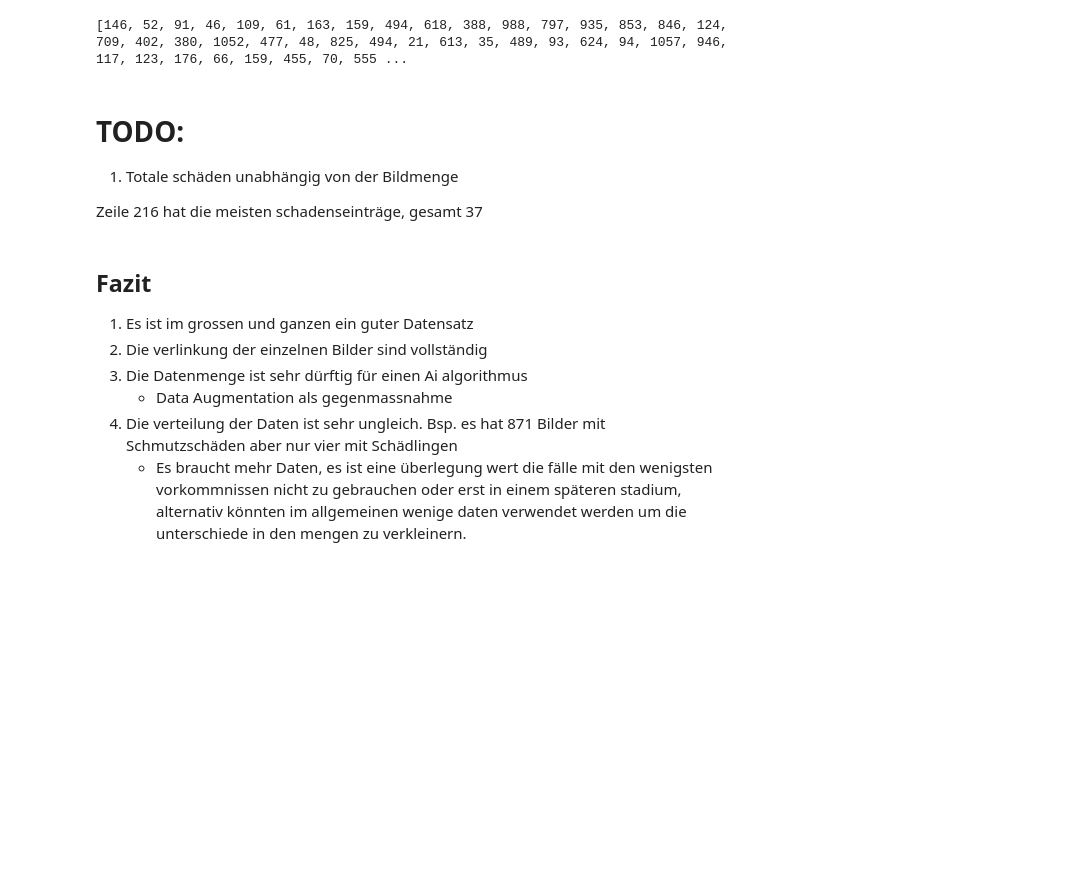
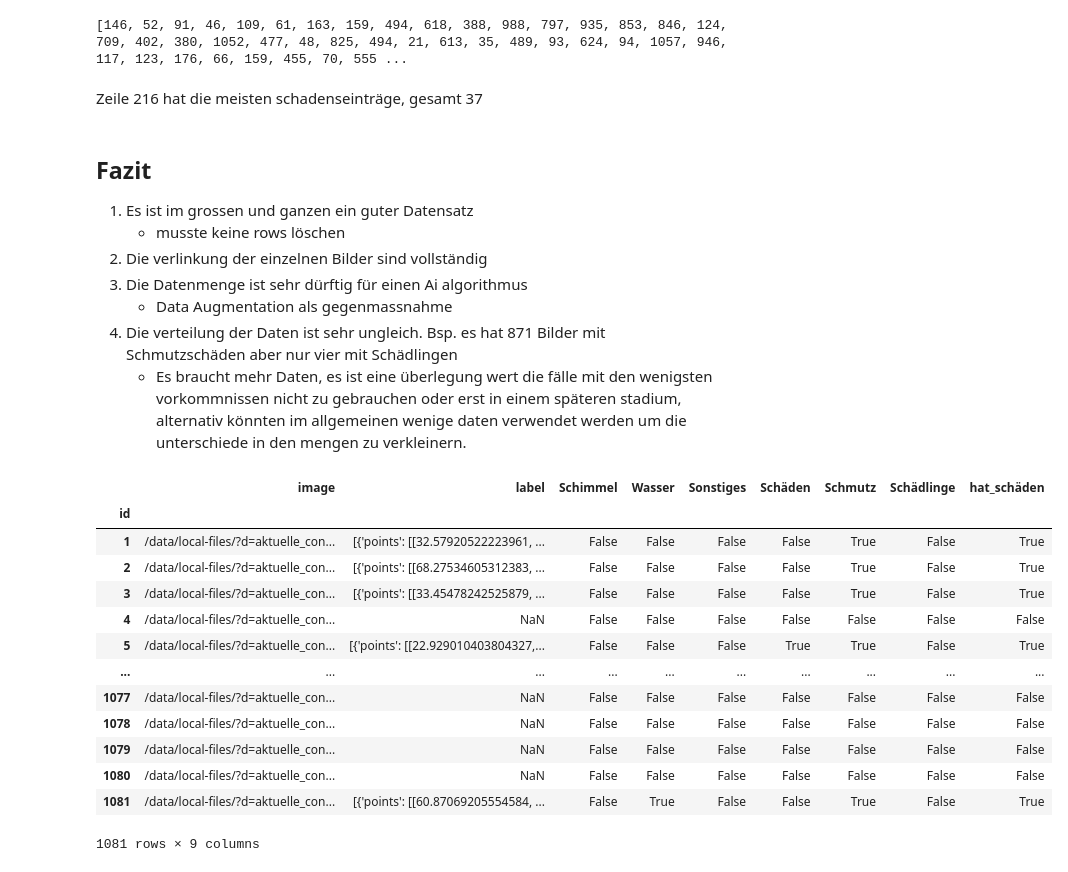
Before and after one commit to LordSennar/damaged-books-detection-ml, a Jupyter notebook: dataQualityAssessment/dqa.ipynb, the cells around one changed output. Cells and saved outputs as stored; diff of their text form; code cells hidden in the pictures; blank space fills up the shorter version.

```diff
--- a/dataQualityAssessment/dqa.ipynb
+++ b/dataQualityAssessment/dqa.ipynb
@@ -161,17 +161,31 @@ print (index_list)
 # %% [output]
 [146, 52, 91, 46, 109, 61, 163, 159, 494, 618, 388, 988, 797, 935, 853, 846, 124, 709, 402, 380, 1052, 477, 48, 825, 494, 21, 613, 35, 489, 93, 624, 94, 1057, 946, 117, 123, 176, 66, 159, 455, 70, 555 ...
 # %% [markdown]
-# TODO:
-1. Totale schäden unabhängig von der Bildmenge
-
-
 Zeile 216 hat die meisten schadenseinträge, gesamt 37
 # %% [markdown]
 ## Fazit
 
 1. Es ist im grossen und ganzen ein guter Datensatz
+    - musste keine rows löschen
 2. Die verlinkung der einzelnen Bilder sind vollständig
 3. Die Datenmenge ist sehr dürftig für einen Ai algorithmus
     - Data Augmentation als gegenmassnahme
 4. Die verteilung der Daten ist sehr ungleich. Bsp. es hat 871 Bilder mit Schmutzschäden aber nur vier mit Schädlingen
     - Es braucht mehr Daten, es ist eine überlegung wert die fälle mit den wenigsten vorkommnissen nicht zu gebrauchen oder erst in einem späteren stadium, alternativ könnten im allgemeinen wenige daten verwendet werden um die unterschiede in den mengen zu verkleinern.
+# %%
+data_preprocessed
+# %% [output]
+|  | image | label | Schimmel | Wasser | Sonstiges | Schäden | Schmutz | Schädlinge | hat_schäden |
+| id |  |  |  |  |  |  |  |  |  |
+| 1 | /data/local-files/?d=aktuelle_con... | [{'points': [[32.57920522223961, ... | False | False | False | False | True | False | True |
+| 2 | /data/local-files/?d=aktuelle_con... | [{'points': [[68.27534605312383, ... | False | False | False | False | True | False | True |
+| 3 | /data/local-files/?d=aktuelle_con... | [{'points': [[33.45478242525879, ... | False | False | False | False | True | False | True |
+| 4 | /data/local-files/?d=aktuelle_con... | NaN | False | False | False | False | False | False | False |
+| 5 | /data/local-files/?d=aktuelle_con... | [{'points': [[22.929010403804327,... | False | False | False | True | True | False | True |
+| ... | ... | ... | ... | ... | ... | ... | ... | ... | ... |
+| 1077 | /data/local-files/?d=aktuelle_con... | NaN | False | False | False | False | False | False | False |
+| 1078 | /data/local-files/?d=aktuelle_con... | NaN | False | False | False | False | False | False | False |
+| 1079 | /data/local-files/?d=aktuelle_con... | NaN | False | False | False | False | False | False | False |
+| 1080 | /data/local-files/?d=aktuelle_con... | NaN | False | False | False | False | False | False | False |
+| 1081 | /data/local-files/?d=aktuelle_con... | [{'points': [[60.87069205554584, ... | False | True | False | False | True | False | True |
+1081 rows × 9 columns
```
Also changed, not shown: parts of 1 cell of this notebook.
